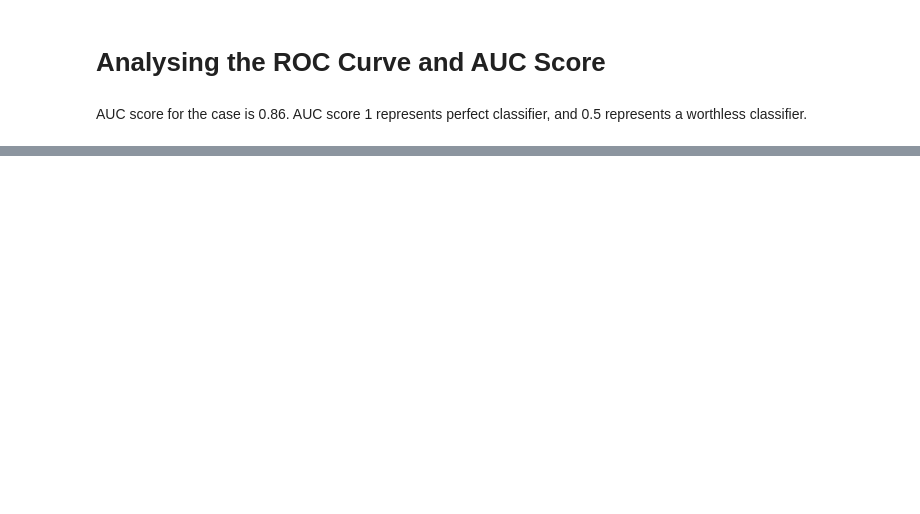
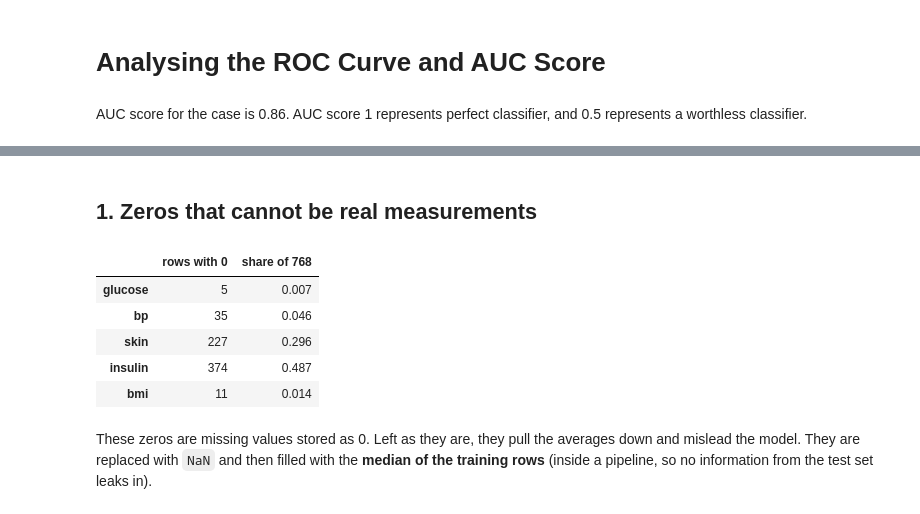
Before and after one commit to SOUJU96/QA-Automation-Portfolio, a Jupyter notebook: Machine-Learning-Python/Diabetes-Logistic-Regression/Diabetes_Logistic_Regression_ROC_AUC.ipynb, the cells around one changed output, grey strips where cells are left out. Drawn from its saved outputs; the diff is of its cells as text; code cells hidden in the pictures; blank space fills up the shorter version.

```diff
--- a/Machine-Learning-Python/Diabetes-Logistic-Regression/Diabetes_Logistic_Regression_ROC_AUC.ipynb
+++ b/Machine-Learning-Python/Diabetes-Logistic-Regression/Diabetes_Logistic_Regression_ROC_AUC.ipynb
@@ -326,0 +346,16 @@ AUC score for the case is 0.86. AUC score 1 represents perfect classifier, and 0
+# %% [markdown]
+## 1. Zeros that cannot be real measurements
+# %%
+cols_with_hidden_missing = ['glucose', 'bp', 'skin', 'insulin', 'bmi']
+zero_counts = (pima[cols_with_hidden_missing] == 0).sum().to_frame('rows with 0')
+zero_counts['share of 768'] = (zero_counts['rows with 0'] / len(pima)).round(3)
+zero_counts
+# %% [output]
+|  | rows with 0 | share of 768 |
+| glucose | 5 | 0.007 |
+| bp | 35 | 0.046 |
+| skin | 227 | 0.296 |
+| insulin | 374 | 0.487 |
+| bmi | 11 | 0.014 |
+# %% [markdown]
+These zeros are missing values stored as 0. Left as they are, they pull the averages down and mislead the model. They are replaced with `NaN` and then filled with the **median of the training rows** (inside a pipeline, so no information from the test set leaks in).
```
Also changed, not shown: parts of 29 cells of this notebook, 1 other file.
